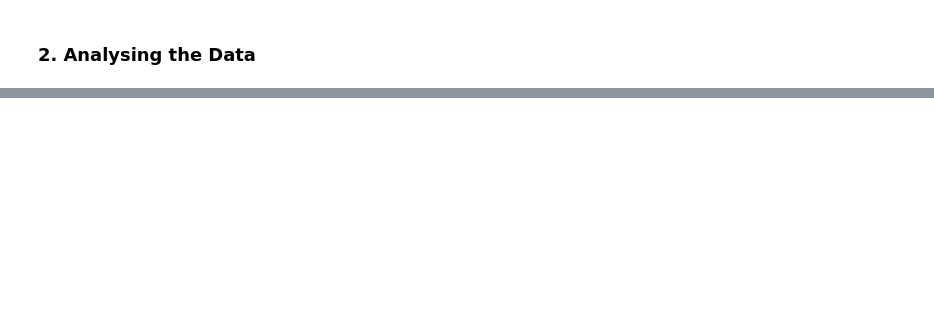
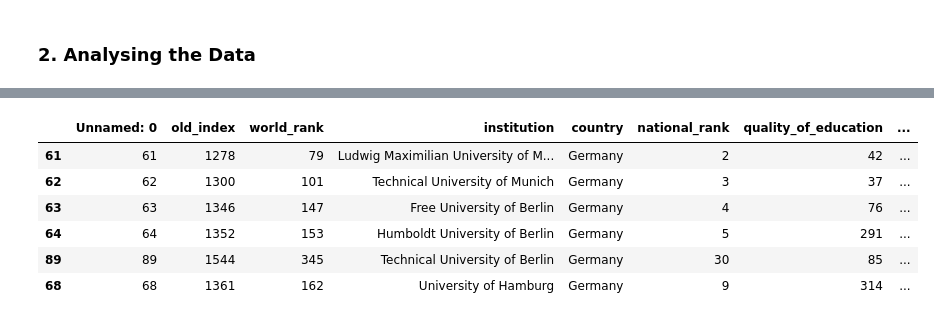
Before and after one commit to reemakk/group-3, a Jupyter notebook: Data_analysis.ipynb, the cells around one changed output, grey strips where cells are left out. Cells and saved outputs as stored; diff of their text form; code cells hidden in the pictures; blank space fills up the shorter version.

```diff
--- a/Data_analysis.ipynb
+++ b/Data_analysis.ipynb
@@ -51,0 +189,11 @@ population_only_adjusteddata=pd.read_excel(r"data\Adjusted_Population_Data.xlsx"
+# %%
+filt=(Uni4U_Data["year"]==2015) & (Uni4U_Data["city"]=="München") | (Uni4U_Data["year"]==2015) &(Uni4U_Data["city"]=="Hamburg") | (Uni4U_Data["year"]==2015) &(Uni4U_Data["city"]=="Berlin")
+Uni4U_Data[filt].sort_values(by="lift_percantage", ascending=False)
+# %% [output]
+|  | Unnamed: 0 | old_index | world_rank | institution | country | national_rank | quality_of_education | ... |
+| 61 | 61 | 1278 | 79 | Ludwig Maximilian University of M... | Germany | 2 | 42 | ... |
+| 62 | 62 | 1300 | 101 | Technical University of Munich | Germany | 3 | 37 | ... |
+| 63 | 63 | 1346 | 147 | Free University of Berlin | Germany | 4 | 76 | ... |
+| 64 | 64 | 1352 | 153 | Humboldt University of Berlin | Germany | 5 | 291 | ... |
+| 89 | 89 | 1544 | 345 | Technical University of Berlin | Germany | 30 | 85 | ... |
+| 68 | 68 | 1361 | 162 | University of Hamburg | Germany | 9 | 314 | ... |
```
Also changed, not shown: parts of 33 cells of this notebook, 1 other file.
